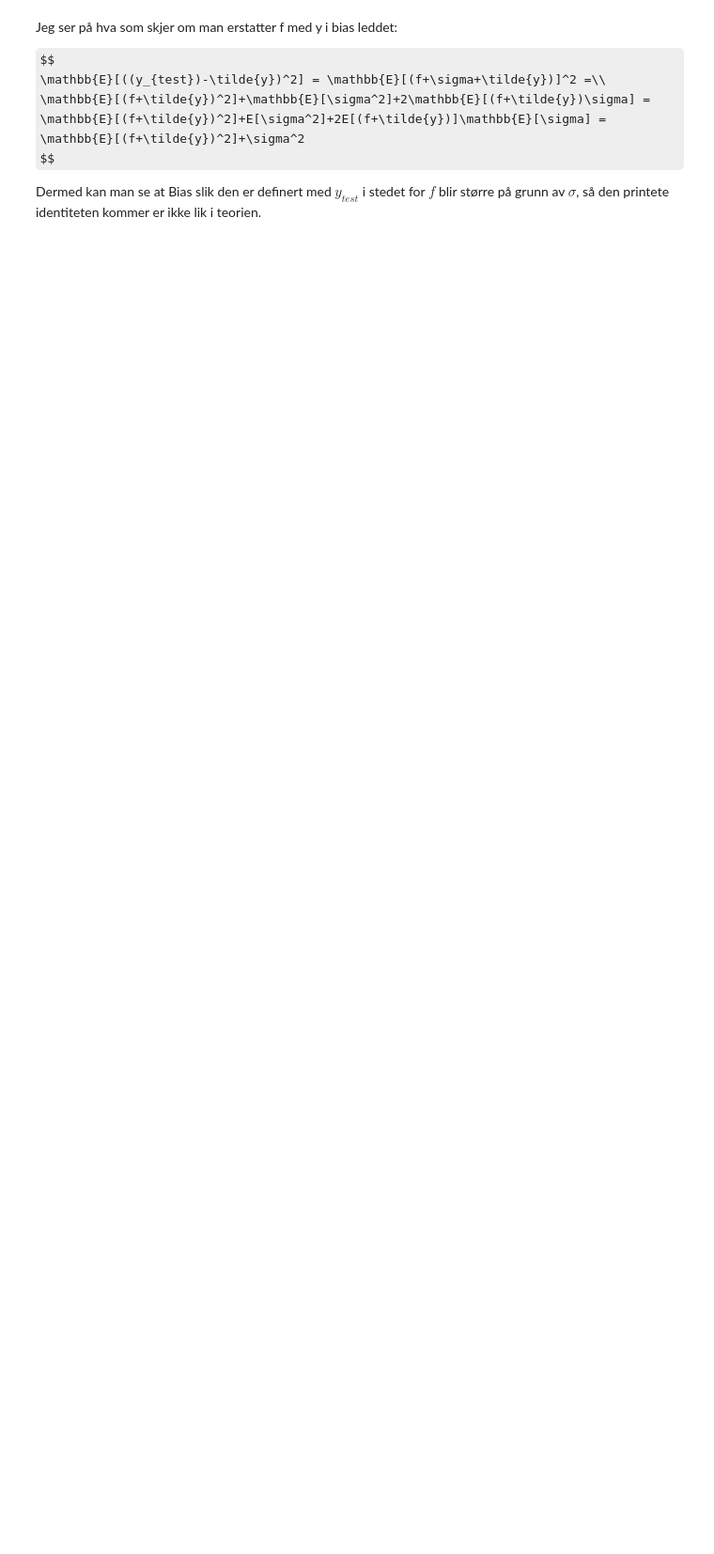
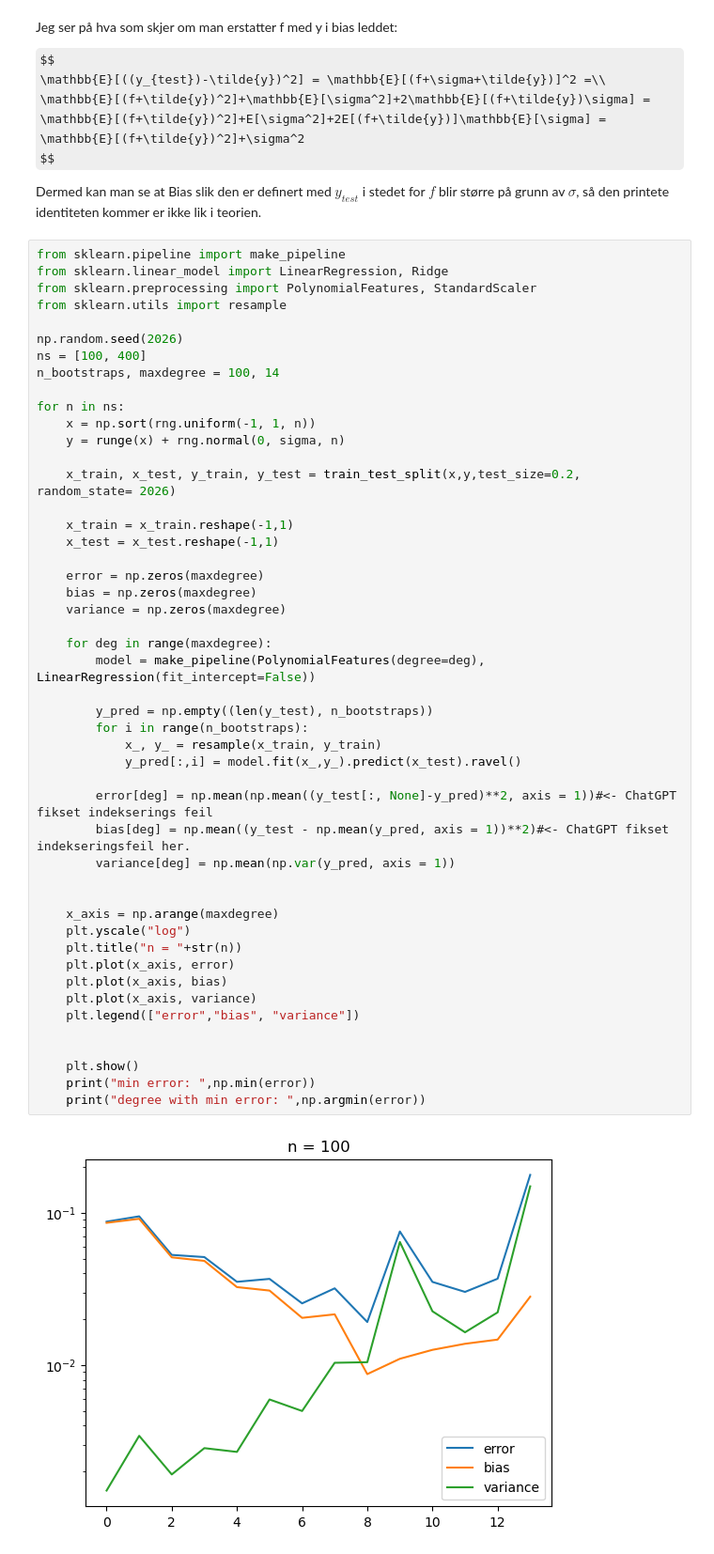
Before and after one commit to joska223/FYS-STK-4155-Prosjekt-1, a Jupyter notebook: prosjekt_1.ipynb, the cells around one changed output. Shown at 94% size. Saved outputs shown, nothing was run; the diff lists cells and outputs as text; some formulas as TeX source; blank space fills up the shorter version.

```diff
--- a/prosjekt_1.ipynb
+++ b/prosjekt_1.ipynb
@@ -344,3 +344,53 @@ $$
 $$
 
 Dermed kan man se at Bias slik den er definert med $y_{test}$ i stedet for $f$ blir større på grunn av $\sigma$, så den printete identiteten kommer er ikke lik i teorien.
+# %%
+from sklearn.pipeline import make_pipeline
+from sklearn.linear_model import LinearRegression, Ridge
+from sklearn.preprocessing import PolynomialFeatures, StandardScaler
+from sklearn.utils import resample
+
+np.random.seed(2026)
+ns = [100, 400]
+n_bootstraps, maxdegree = 100, 14
+
+for n in ns:
+    x = np.sort(rng.uniform(-1, 1, n))
+    y = runge(x) + rng.normal(0, sigma, n)
+
+    x_train, x_test, y_train, y_test = train_test_split(x,y,test_size=0.2, random_state= 2026)
+
+    x_train = x_train.reshape(-1,1)
+    x_test = x_test.reshape(-1,1)
+
+    error = np.zeros(maxdegree)
+    bias = np.zeros(maxdegree)
+    variance = np.zeros(maxdegree)
+
+    for deg in range(maxdegree):
+        model = make_pipeline(PolynomialFeatures(degree=deg), LinearRegression(fit_intercept=False))
+
+        y_pred = np.empty((len(y_test), n_bootstraps))
+        for i in range(n_bootstraps):
+            x_, y_ = resample(x_train, y_train)
+            y_pred[:,i] = model.fit(x_,y_).predict(x_test).ravel()
+
+        error[deg] = np.mean(np.mean((y_test[:, None]-y_pred)**2, axis = 1))#<- ChatGPT fikset indekserings feil
+        bias[deg] = np.mean((y_test - np.mean(y_pred, axis = 1))**2)#<- ChatGPT fikset indekseringsfeil her.
+        variance[deg] = np.mean(np.var(y_pred, axis = 1))
+
+
+    x_axis = np.arange(maxdegree)
+    plt.yscale("log")
+    plt.title("n = "+str(n))
+    plt.plot(x_axis, error)
+    plt.plot(x_axis, bias)
+    plt.plot(x_axis, variance)
+    plt.legend(["error","bias", "variance"])
+
+
+    plt.show()
+    print("min error: ",np.min(error))
+    print("degree with min error: ",np.argmin(error))
+# %% [output]
+[figure, added]
```
Also changed, not shown: parts of 3 cells of this notebook.
